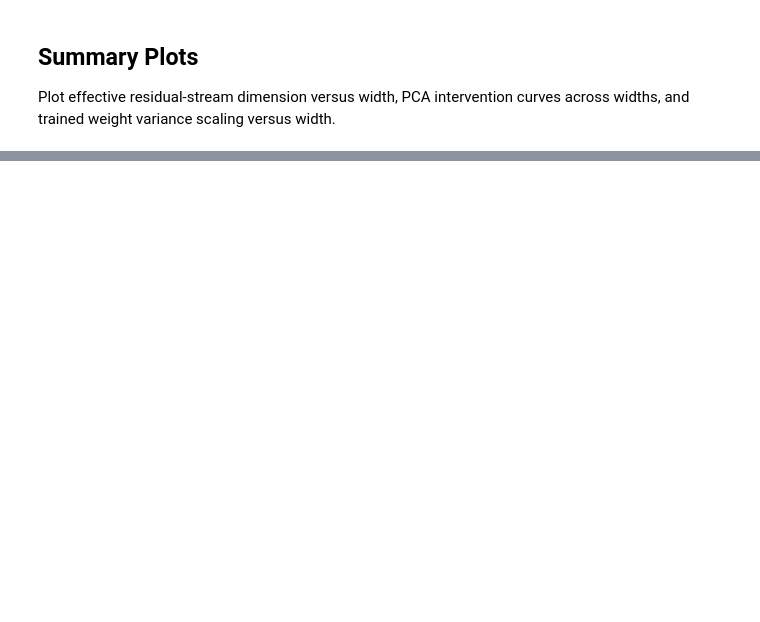
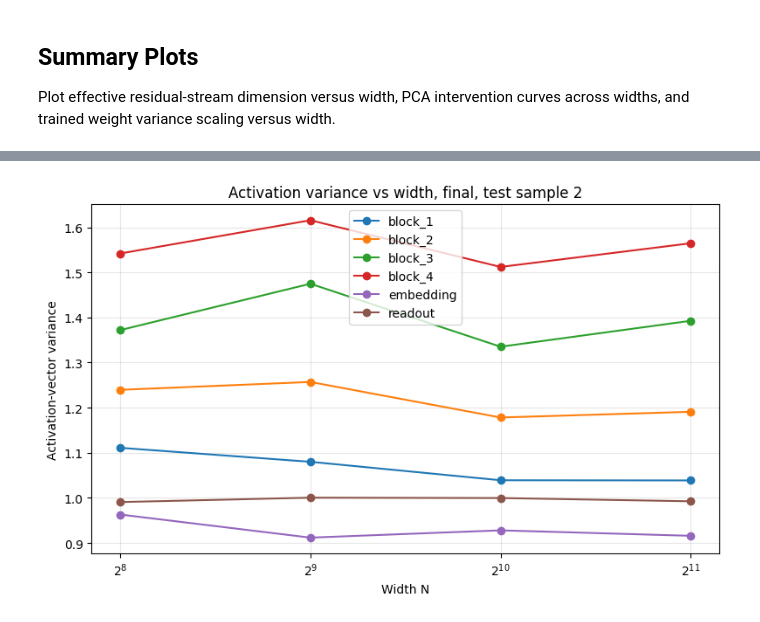
Before and after one commit to labofdoubt/feature-learning-parity-task, a Jupyter notebook: notebooks/colab_width_scaling_sgd.ipynb, the cells around one changed output, grey strips where cells are left out. Drawn from its saved outputs; the diff is of its cells as text; code cells hidden in the pictures; blank space fills up the shorter version.

```diff
--- a/notebooks/colab_width_scaling_sgd.ipynb
+++ b/notebooks/colab_width_scaling_sgd.ipynb
@@ -476,0 +562,92 @@ plt.show()
+# %%
+ACTIVATION_SAMPLE_IDX = 2
+ACTIVATION_CHECKPOINT_STEP = "final"  # Use "final" or an integer step.
+
+from parity_net.checkpoint import load_checkpoint
+from parity_net.data import load_dataset
+from parity_net.train import resolve_device, resolve_dtype
+
+
+def activation_checkpoint_name(checkpoint_step):
+    if checkpoint_step == "final":
+        return "final.pt", "final"
+    if isinstance(checkpoint_step, int):
+        return f"step_{checkpoint_step:08d}.pt", f"step_{checkpoint_step:08d}"
+    raise ValueError('ACTIVATION_CHECKPOINT_STEP must be "final" or an integer step')
+
+
+activation_checkpoint_file, activation_checkpoint_label = activation_checkpoint_name(ACTIVATION_CHECKPOINT_STEP)
+activation_variance_rows = []
+for N in WIDTHS:
+    run_dir = RUNS_DIR / f"N_{N}"
+    checkpoint_path = run_dir / "checkpoints" / activation_checkpoint_file
+    if not checkpoint_path.exists():
+        print(f"N={N}: missing checkpoint {checkpoint_path}, skipping activation variance")
+        continue
+
+    device = torch.device("cuda" if torch.cuda.is_available() else "cpu")
+    model, payload, _ = load_checkpoint(checkpoint_path, device)
+    training = payload["config"]["training"]
+    device = resolve_device(training["device"])
+    dtype = resolve_dtype(training["dtype"])
+    model = model.to(device=device, dtype=dtype)
+
+    test_data_path = Path(payload.get("test_data_path") or run_dir / "test_data.pt")
+    test_data = load_dataset(test_data_path, device, dtype)
+    if ACTIVATION_SAMPLE_IDX < 0 or ACTIVATION_SAMPLE_IDX >= test_data.x.shape[0]:
+        raise ValueError(
+            f"ACTIVATION_SAMPLE_IDX={ACTIVATION_SAMPLE_IDX} is outside saved test set "
+            f"of size {test_data.x.shape[0]} for N={N}"
+        )
+
+    x_sample = test_data.x[ACTIVATION_SAMPLE_IDX : ACTIVATION_SAMPLE_IDX + 1]
+    model.eval()
+    with torch.no_grad():
+        readout, activations = model(x_sample, return_activations=True)
+
+    for layer_idx, h in enumerate(activations):
+        layer_name = "embedding" if layer_idx == 0 else f"block_{layer_idx}"
+        activation_variance_rows.append(
+            {
+                "N": N,
+                "checkpoint": activation_checkpoint_label,
+                "layer_idx": layer_idx,
+                "layer": layer_name,
+                "variance": h.squeeze(0).detach().float().var(unbiased=False).item(),
+            }
+        )
+
+    activation_variance_rows.append(
+        {
+            "N": N,
+            "checkpoint": activation_checkpoint_label,
+            "layer_idx": len(activations),
+            "layer": "readout",
+            "variance": readout.squeeze(0).detach().float().var(unbiased=False).item(),
+        }
+    )
+
+activation_variance_by_width_df = pd.DataFrame(activation_variance_rows)
+activation_variance_by_width_df.to_csv(
+    ANALYSIS_DIR / f"activation_variance_by_width_{activation_checkpoint_label}.csv",
+    index=False,
+)
+display(activation_variance_by_width_df)
+
+fig, ax = plt.subplots(figsize=(8, 5))
+for layer, group in activation_variance_by_width_df.groupby("layer"):
+    group = group.sort_values("N")
+    ax.plot(group["N"], group["variance"], marker="o", label=layer)
+ax.set_xscale("log", base=2)
+ax.set_xlabel("Width N")
+ax.set_ylabel("Activation-vector variance")
+ax.set_title(
+    f"Activation variance vs width, {activation_checkpoint_label}, "
+    f"test sample {ACTIVATION_SAMPLE_IDX}"
+)
+ax.grid(True, alpha=0.3, which="both")
+ax.legend()
+fig.tight_layout()
+fig.savefig(PLOTS_DIR / f"activation_variance_by_width_{activation_checkpoint_label}.png", dpi=150)
+plt.show()
+# %% [output]
@@ -476,0 +672 @@ plt.show()
+[figure, added]
```
Also changed, not shown: parts of 20 cells of this notebook, 5 other files.
